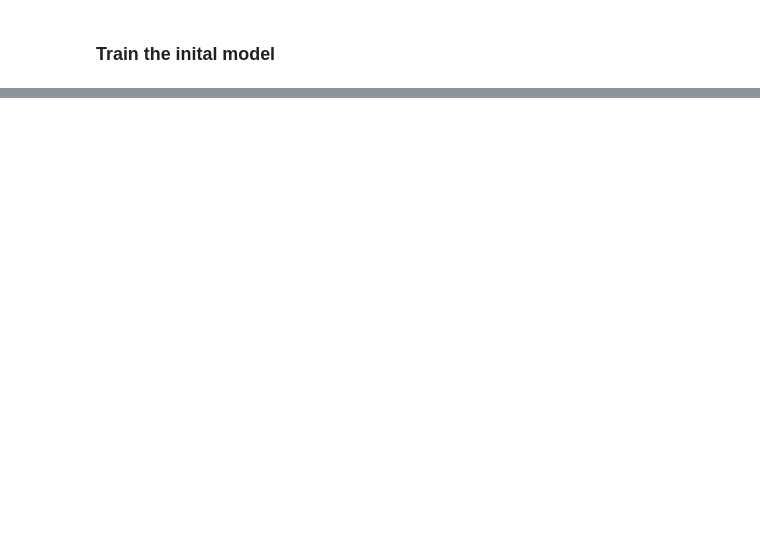
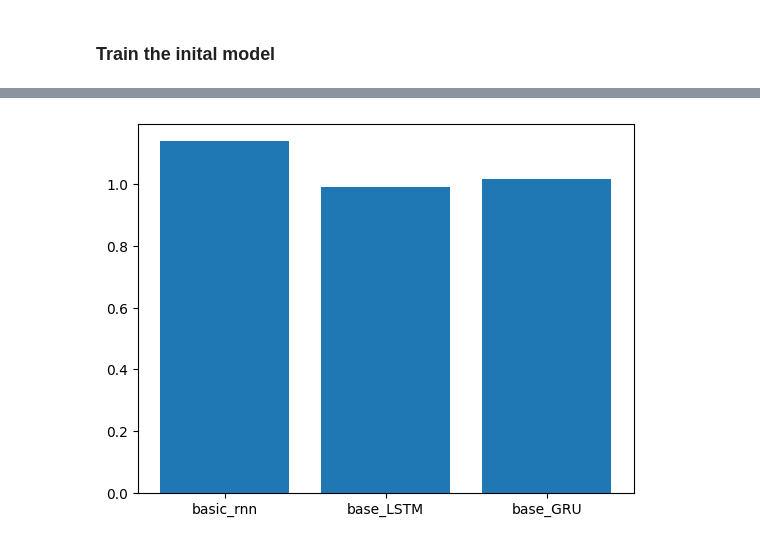
Before and after one commit to jeffpatel71/CNN-Fruits-RNN-Word, a Jupyter notebook: RNN/RNN.ipynb, the cells around one changed output, grey strips where cells are left out. Cells and saved outputs as stored; diff of their text form; code cells hidden in the pictures; blank space fills up the shorter version.

```diff
--- a/RNN/RNN.ipynb
+++ b/RNN/RNN.ipynb
@@ -95,21 +95,19 @@ Slice the quotes into different sizes and then train the model on that
 # Split the data into 2, 3 words
 phrases = []
 for quote in sequences:
-    for i in range(len(quote) - 1):
-        phrases.append(quote[i : i + 2])  # create 2-word phrases
-    for i in range(len(quote) - 2):
-        phrases.append(quote[i : i + 3])  # create 3-word phrases
+    for phrase_length in range(2, 8):
+        for i in range(len(quote) - phrase_length + 1):
+            phrases.append(quote[i : i + phrase_length])
 
 total_data = phrases + sequences
 max_sequence_len = max([len(x) for x in total_data])
 padded_sequences = pad_sequences(total_data, maxlen=max_sequence_len, padding="pre")
 # %%
+x = padded_sequences[:, :-1]
+labels = padded_sequences[:, -1]
+labels_encoded = tf.keras.utils.to_categorical(labels, num_classes=num_unique_words + 1)
 
-x_train = padded_sequences[:, :-1]
-labels = padded_sequences[:, -1]
-
-labels_encoded = tf.keras.utils.to_categorical(labels, num_classes=num_unique_words + 1)
-print(x_train.shape)
+print(x.shape)
 print(labels_encoded.shape)
 vocab_size = len(tokenizer.word_index) + 1
 # %% [output]
@@ -189,3 +202,15 @@ history_base_LSTM = model.fit(x_train,labels_encoded,batch_size=128,epochs=100,v
+# %%
+results_base = pd.DataFrame(
+    [{
+        "basic_rnn": min(history_basic_rnn_model.history["loss"]),
+        "base_LSTM": min(history_base_LSTM.history["loss"]),
+        "base_GRU": min(history_base_GRU.history["loss"]),
+    }]
+)
+plt.bar(results_base.columns, results_base.iloc[0])
+plt.show()
+# %% [output]
+[figure, added]
 # %%
 def tune_model_layers(number_layers):
     model = Sequential()
```
Also changed, not shown: parts of 4 cells of this notebook.
